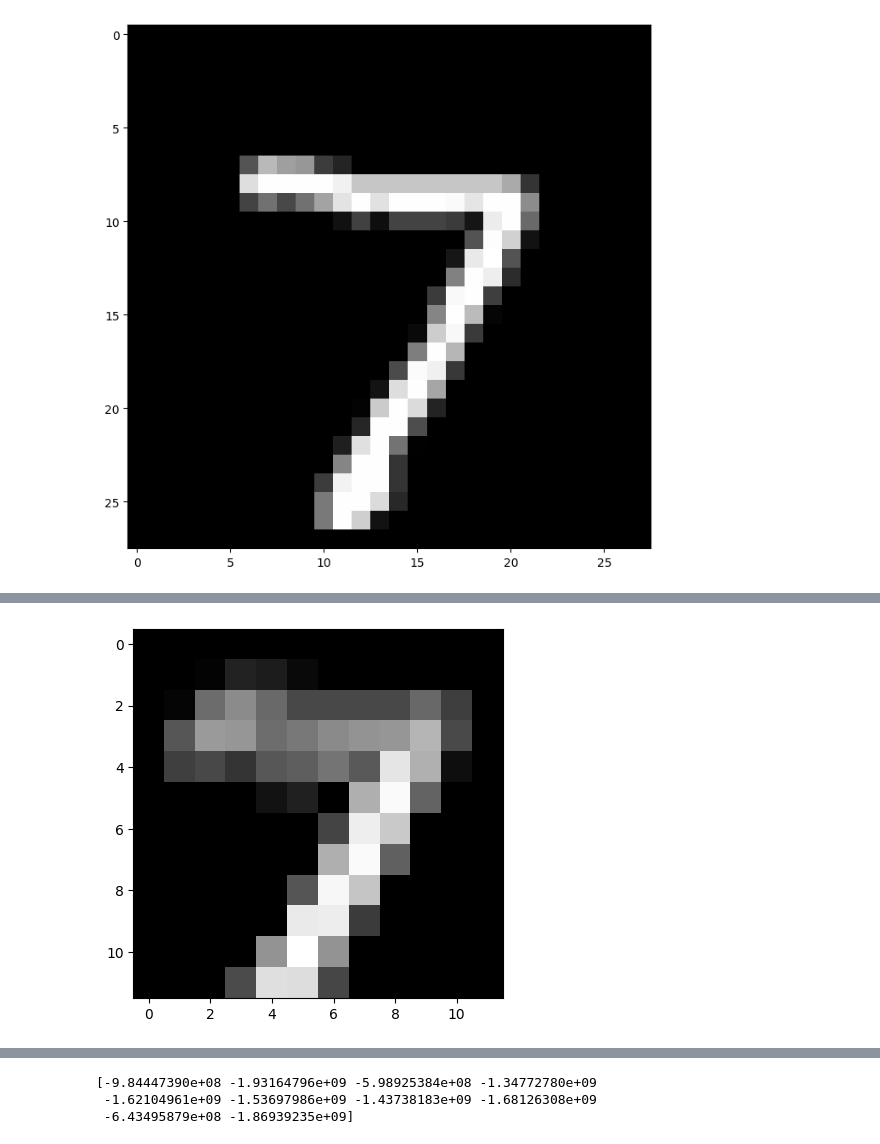
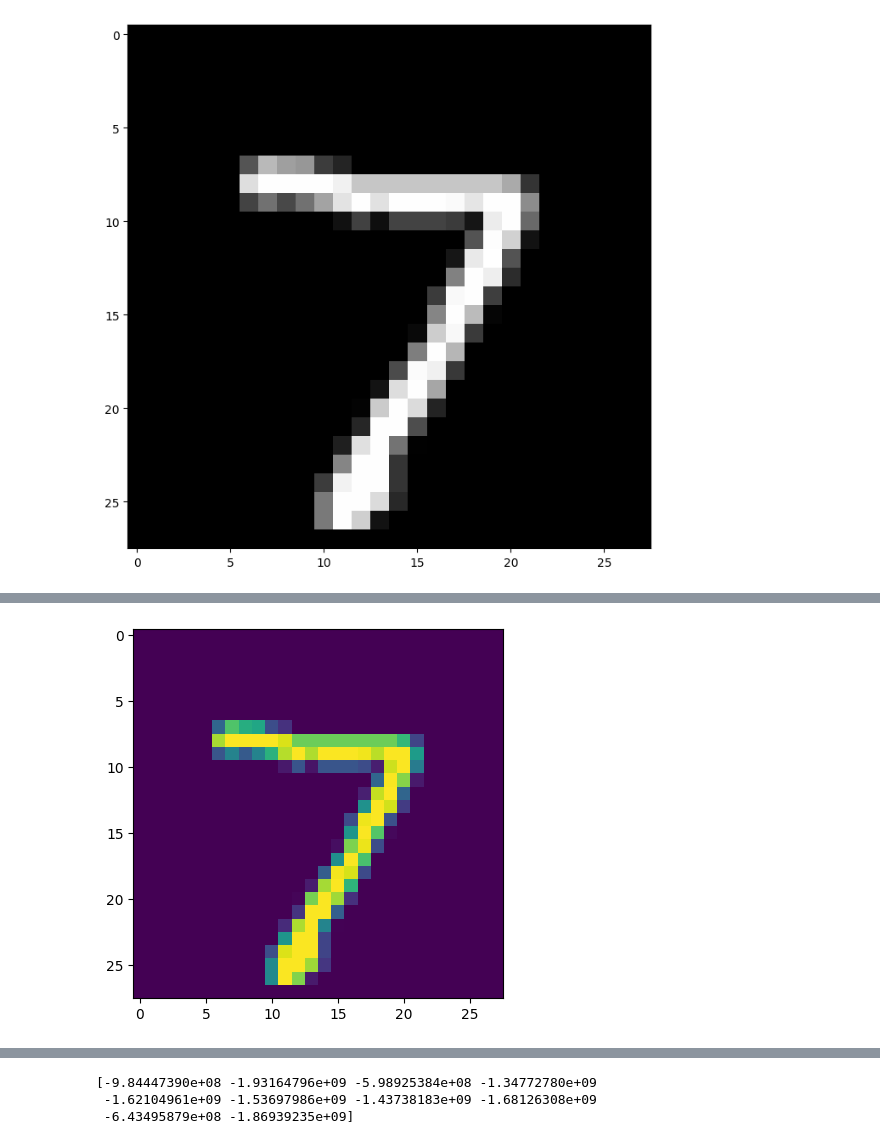
Before and after one commit to valmyr/ConvNetVerilog, a Jupyter notebook: Image.ipynb, the cells around one changed output, grey strips where cells are left out. Cells and saved outputs as stored; diff of their text form; code cells hidden in the pictures.

```diff
--- a/Image.ipynb
+++ b/Image.ipynb
@@ -370,4 +385,6 @@ import_img(path_file=open('simulation/maxpooling1.txt'));
-# %%
-import_img(path_file=open('simulation/maxpooling0.txt'));
-# %% [output]
-[figure, removed]
+# %%
+a = import_img2(path_file=open('./simulation/I.txt'));
+plt.imsave('fig7.png',a.reshape(28,28),cmap='binary')
+# a.shape
+# %% [output]
+[figure, added]
```
Also changed, not shown: parts of 27 cells of this notebook, 32 other files.
